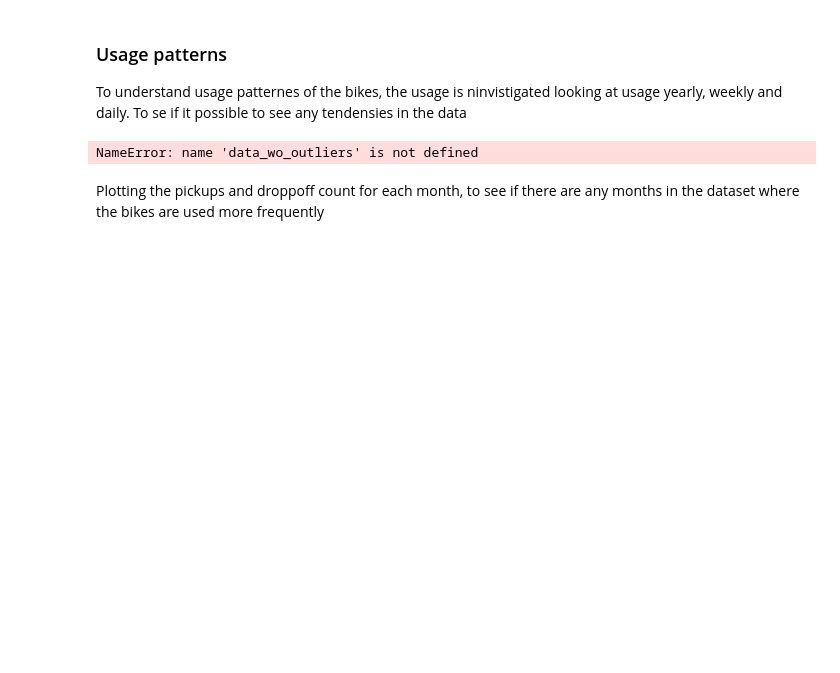
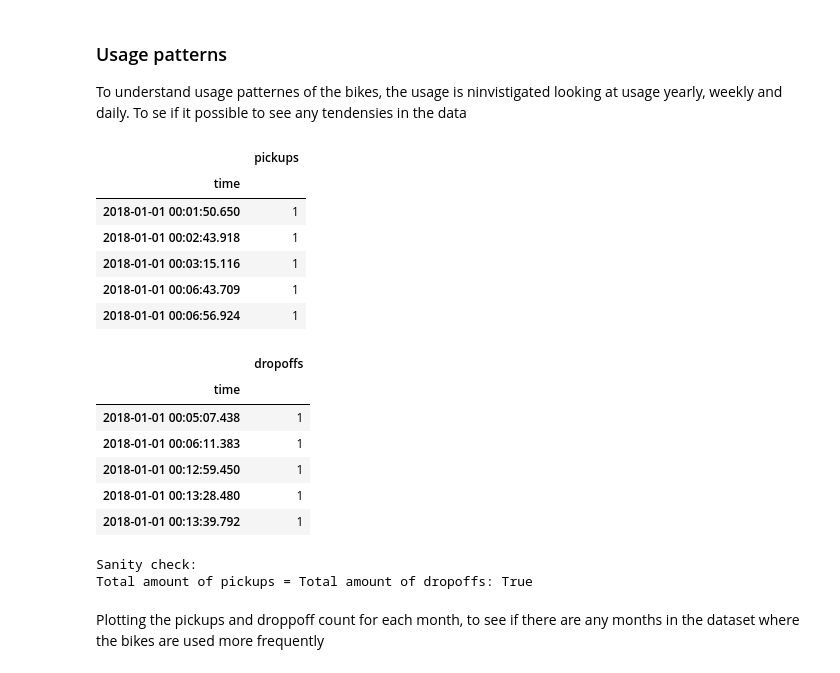
Before and after one commit to Cami967j/Introduction-to-business-analytics, a Jupyter notebook: assignment.ipynb, the cells around one changed output. Saved outputs shown, nothing was run; the diff lists cells and outputs as text; code cells hidden in the pictures; blank space fills up the shorter version.

```diff
--- a/assignment.ipynb
+++ b/assignment.ipynb
@@ -71,6 +71,8 @@ data.dropna(inplace=True)
 # Converting times and dates to datetime format
 data['starttime'] = pd.to_datetime(data['starttime'])
 data['stoptime'] = pd.to_datetime(data['stoptime'])
+data['date'] = data['starttime'].dt.date
+
 
 print(f"Size of the dataset: {data.shape}")
 print(f"Removed {observations-data.shape[0]} NaN-values")
@@ -167,35 +169,49 @@ To understand usage patternes of the bikes, the usage is ninvistigated looking a
 
 #Creating pickups dataframe
 pickups = data_wo_outliers['starttime'].value_counts().reset_index()
 pickups.columns = ['time', 'pickups']
 pickups = pickups.set_index('time')
 pickups.sort_index(inplace=True)
 
 display(pickups.head())
 
 # creating dropoff dataframe
 dropoffs = data_wo_outliers['stoptime'].value_counts().reset_index()
 dropoffs.columns = ['time', 'dropoffs']
 dropoffs = dropoffs.set_index('time')
 dropoffs.sort_index(inplace=True)
 display(dropoffs.head())
 
 # Merge dropoffs and pickups on index
 pickups_and_dropoffs = pickups.merge(dropoffs, left_index=True, right_index=True, how='outer')
 pickups_and_dropoffs = pickups_and_dropoffs.fillna(0)
 
 pickups_and_dropoffs.head()
 
 # Adding weekdays and months to dataframe
 pickups_and_dropoffs['weekday'] = [d.weekday() for d in pickups_and_dropoffs.index]
 pickups_and_dropoffs['month'] = [d.month for d in pickups_and_dropoffs.index]
 
 print(f"""
 Sanity check:
 Total amount of pickups = Total amount of dropoffs: {pickups['pickups'].sum()==dropoffs['dropoffs'].sum()}""")
-pickups_and_dropoffs.head()
 # %% [output]
+|  | pickups |
+| time |  |
+| 2018-01-01 00:01:50.650 | 1 |
+| 2018-01-01 00:02:43.918 | 1 |
+| 2018-01-01 00:03:15.116 | 1 |
+| 2018-01-01 00:06:43.709 | 1 |
+| 2018-01-01 00:06:56.924 | 1 |
+|  | dropoffs |
+| time |  |
+| 2018-01-01 00:05:07.438 | 1 |
+| 2018-01-01 00:06:11.383 | 1 |
+| 2018-01-01 00:12:59.450 | 1 |
+| 2018-01-01 00:13:28.480 | 1 |
+| 2018-01-01 00:13:39.792 | 1 |
-NameError: name 'data_wo_outliers' is not defined
+Sanity check:
+Total amount of pickups = Total amount of dropoffs: True
 # %% [markdown]
 Plotting the pickups and droppoff count for each month, to see if there are any months in the dataset where the bikes are used more frequently
 # %%
```
Also changed, not shown: parts of 10 cells of this notebook.
